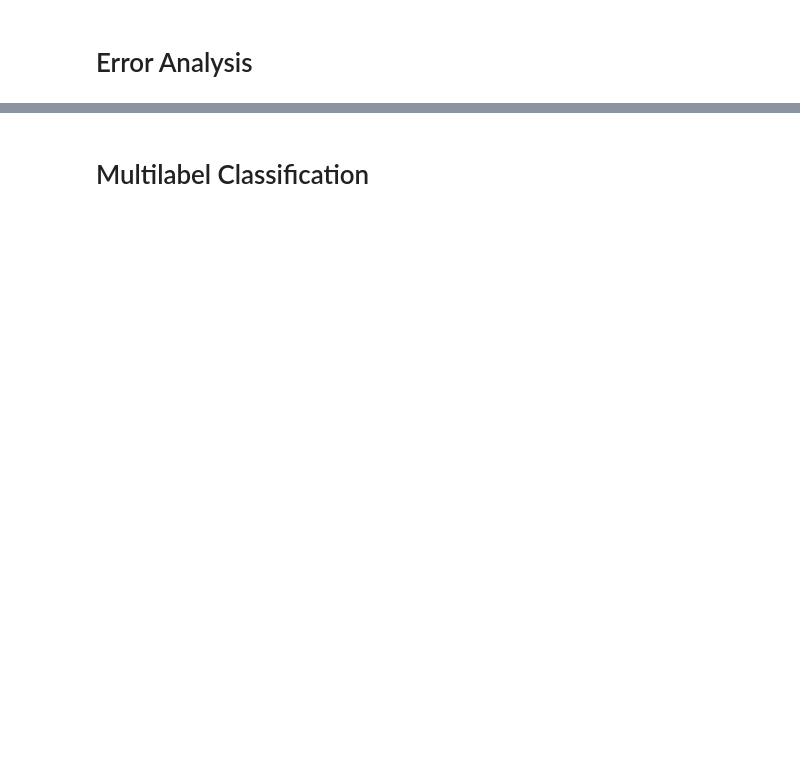
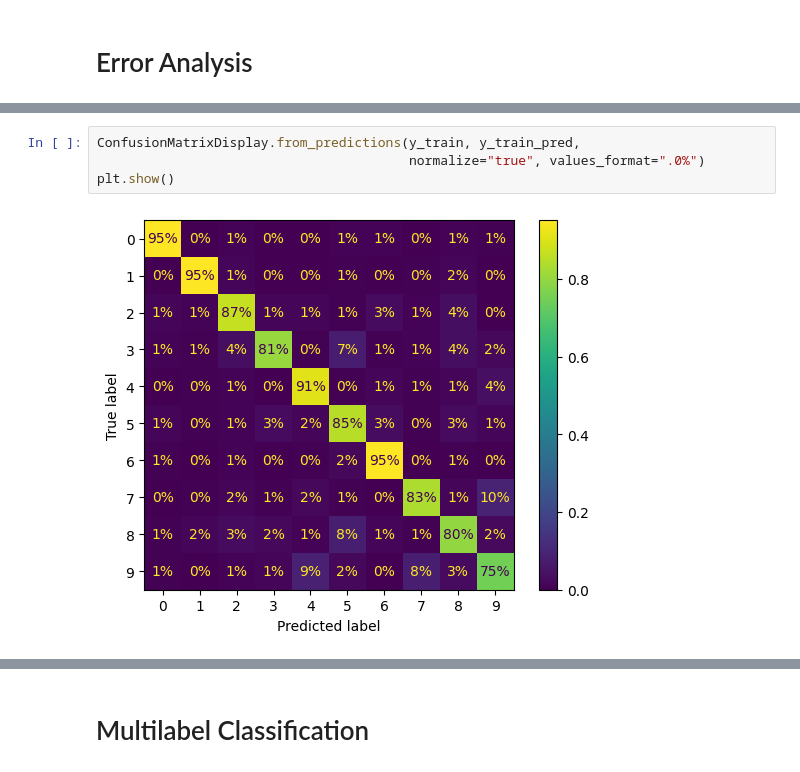
Before and after one commit to malayajac/HowIUnderstandIt_HandsOnML, a Jupyter notebook: ch3_classification.ipynb, the cells around one changed output, grey strips where cells are left out. Saved outputs shown, nothing was run; the diff lists cells and outputs as text; blank space fills up the shorter version.

```diff
--- a/ch3_classification.ipynb
+++ b/ch3_classification.ipynb
@@ -350,0 +457,6 @@ roc_auc_score(y_train_5, y_scores_forest)
+# %%
+ConfusionMatrixDisplay.from_predictions(y_train, y_train_pred,
+                                        normalize="true", values_format=".0%")
+plt.show()
+# %% [output]
+[figure, added]
```
Also changed, not shown: parts of 39 cells of this notebook.
